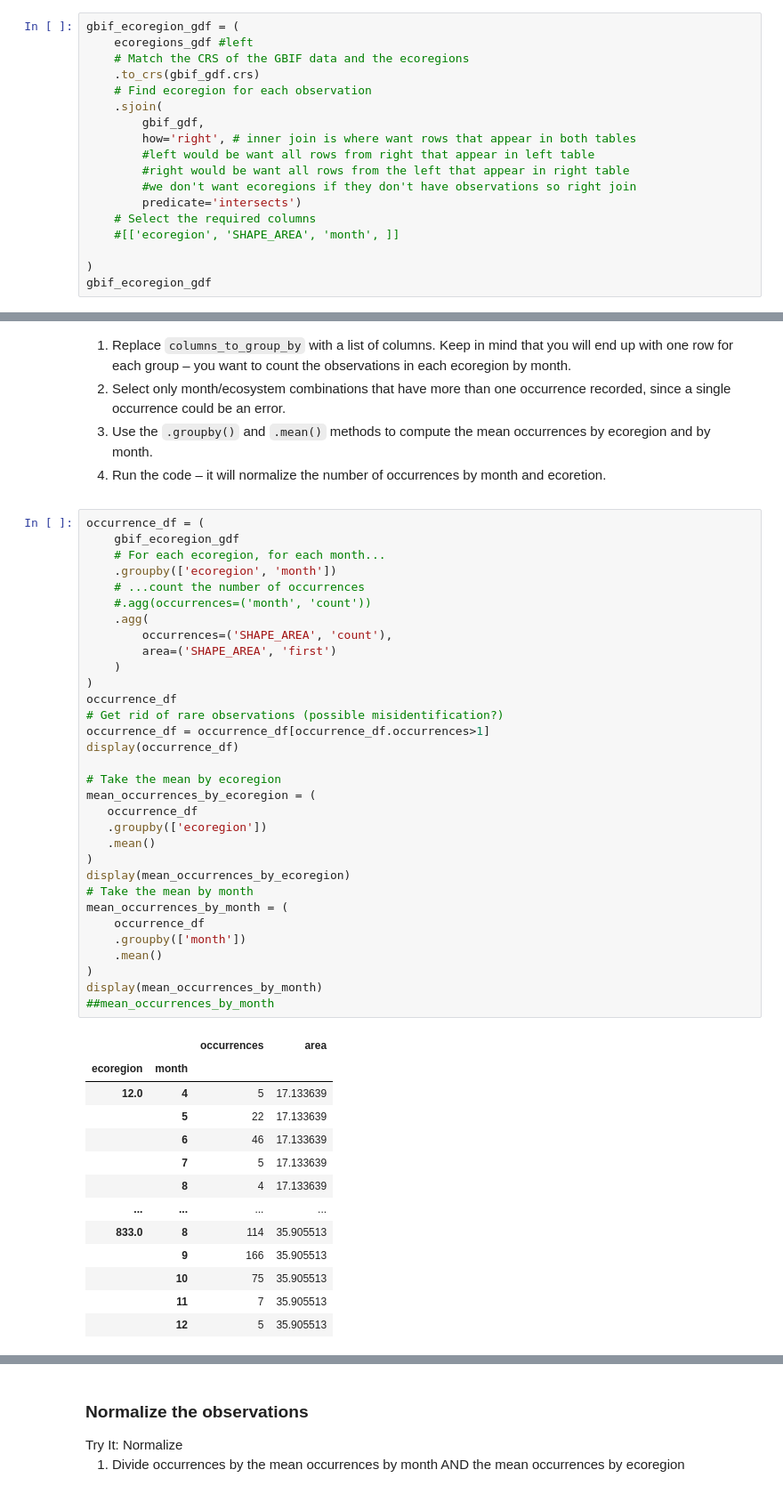
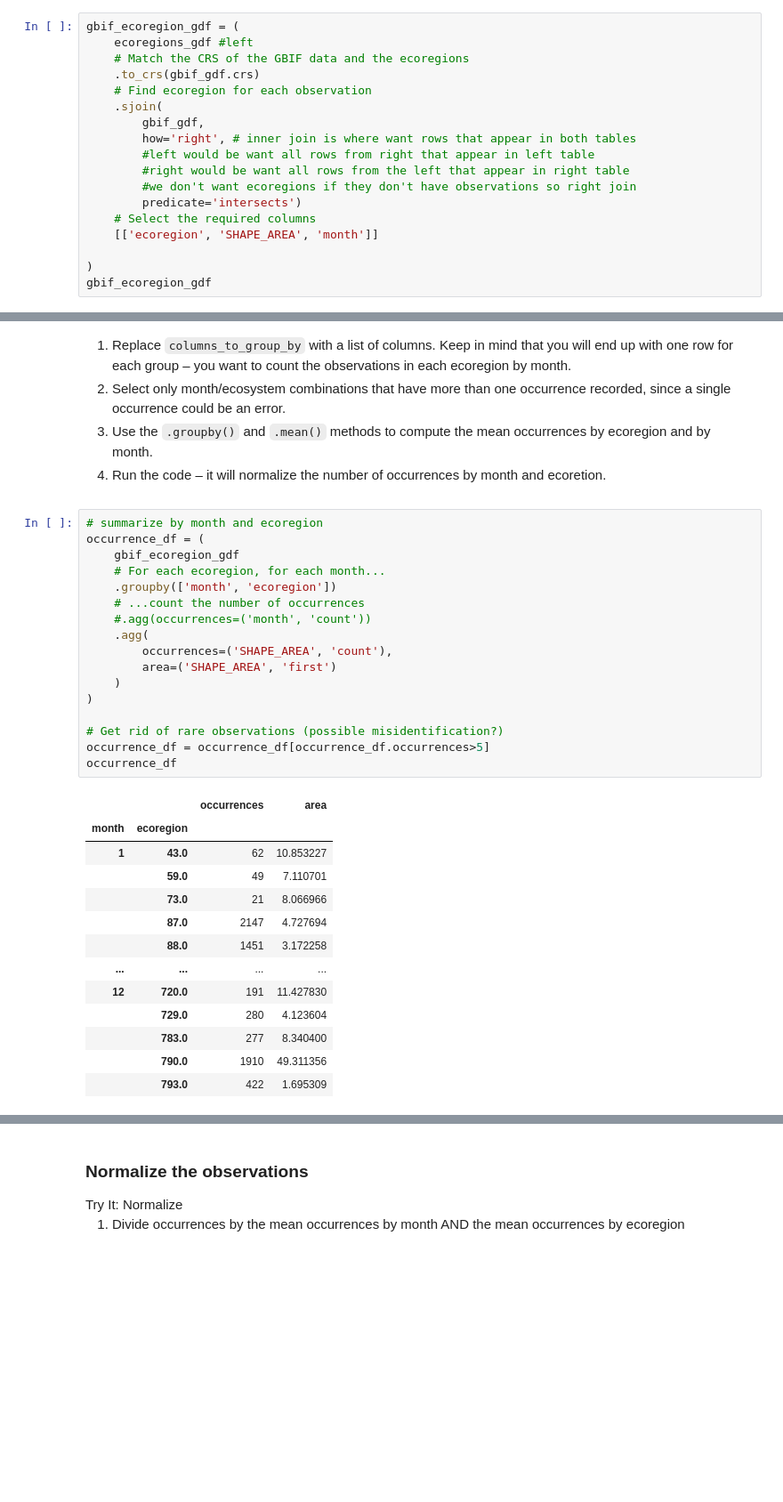
Before and after one commit to cu-esiil-edu/03-migration-rachelsadler, a Jupyter notebook: notebooks/migration-32-normalize.ipynb, the cells around one changed output, grey strips where cells are left out. Shown: that part at 89% size. Saved outputs shown, nothing was run; the diff lists cells and outputs as text; blank space fills up the shorter version.

```diff
--- a/notebooks/migration-32-normalize.ipynb
+++ b/notebooks/migration-32-normalize.ipynb
@@ -82,7 +82,7 @@ gbif_ecoregion_gdf = (
         #we don't want ecoregions if they don't have observations so right join
         predicate='intersects')
     # Select the required columns
-    #[['ecoregion', 'SHAPE_AREA', 'month', ]]
+    [['ecoregion', 'SHAPE_AREA', 'month']]
 
 )
 gbif_ecoregion_gdf
@@ -116,48 +116,33 @@ compute the mean occurrences by ecoregion and by month.</li>
 and ecoretion.</li>
 </ol></div></div>
 # %%
+# summarize by month and ecoregion
 occurrence_df = (
     gbif_ecoregion_gdf
     # For each ecoregion, for each month...
-    .groupby(['ecoregion', 'month'])
+    .groupby(['month', 'ecoregion'])
     # ...count the number of occurrences
     #.agg(occurrences=('month', 'count'))
     .agg(
         occurrences=('SHAPE_AREA', 'count'),
         area=('SHAPE_AREA', 'first')
     )
 )
+
+# Get rid of rare observations (possible misidentification?)
+occurrence_df = occurrence_df[occurrence_df.occurrences>5]
 occurrence_df
-# Get rid of rare observations (possible misidentification?)
-occurrence_df = occurrence_df[occurrence_df.occurrences>1]
-display(occurrence_df)
-
-# Take the mean by ecoregion
-mean_occurrences_by_ecoregion = (
-   occurrence_df
-   .groupby(['ecoregion'])
-   .mean()
-)
-display(mean_occurrences_by_ecoregion)
-# Take the mean by month
-mean_occurrences_by_month = (
-    occurrence_df
-    .groupby(['month'])
-    .mean()
-)
-display(mean_occurrences_by_month)
-##mean_occurrences_by_month
 # %% [output]
 |  |  | occurrences | area |
-| ecoregion | month |  |  |
-| 12.0 | 4 | 5 | 17.133639 |
-|  | 5 | 22 | 17.133639 |
-|  | 6 | 46 | 17.133639 |
-|  | 7 | 5 | 17.133639 |
-|  | 8 | 4 | 17.133639 |
+| month | ecoregion |  |  |
+| 1 | 43.0 | 62 | 10.853227 |
+|  | 59.0 | 49 | 7.110701 |
+|  | 73.0 | 21 | 8.066966 |
+|  | 87.0 | 2147 | 4.727694 |
+|  | 88.0 | 1451 | 3.172258 |
 | ... | ... | ... | ... |
-| 833.0 | 8 | 114 | 35.905513 |
-|  | 9 | 166 | 35.905513 |
-|  | 10 | 75 | 35.905513 |
-|  | 11 | 7 | 35.905513 |
-|  | 12 | 5 | 35.905513 |
+| 12 | 720.0 | 191 | 11.427830 |
+|  | 729.0 | 280 | 4.123604 |
+|  | 783.0 | 277 | 8.340400 |
+|  | 790.0 | 1910 | 49.311356 |
+|  | 793.0 | 422 | 1.695309 |
```
Also changed, not shown: parts of 8 cells of this notebook, 2 other files.
